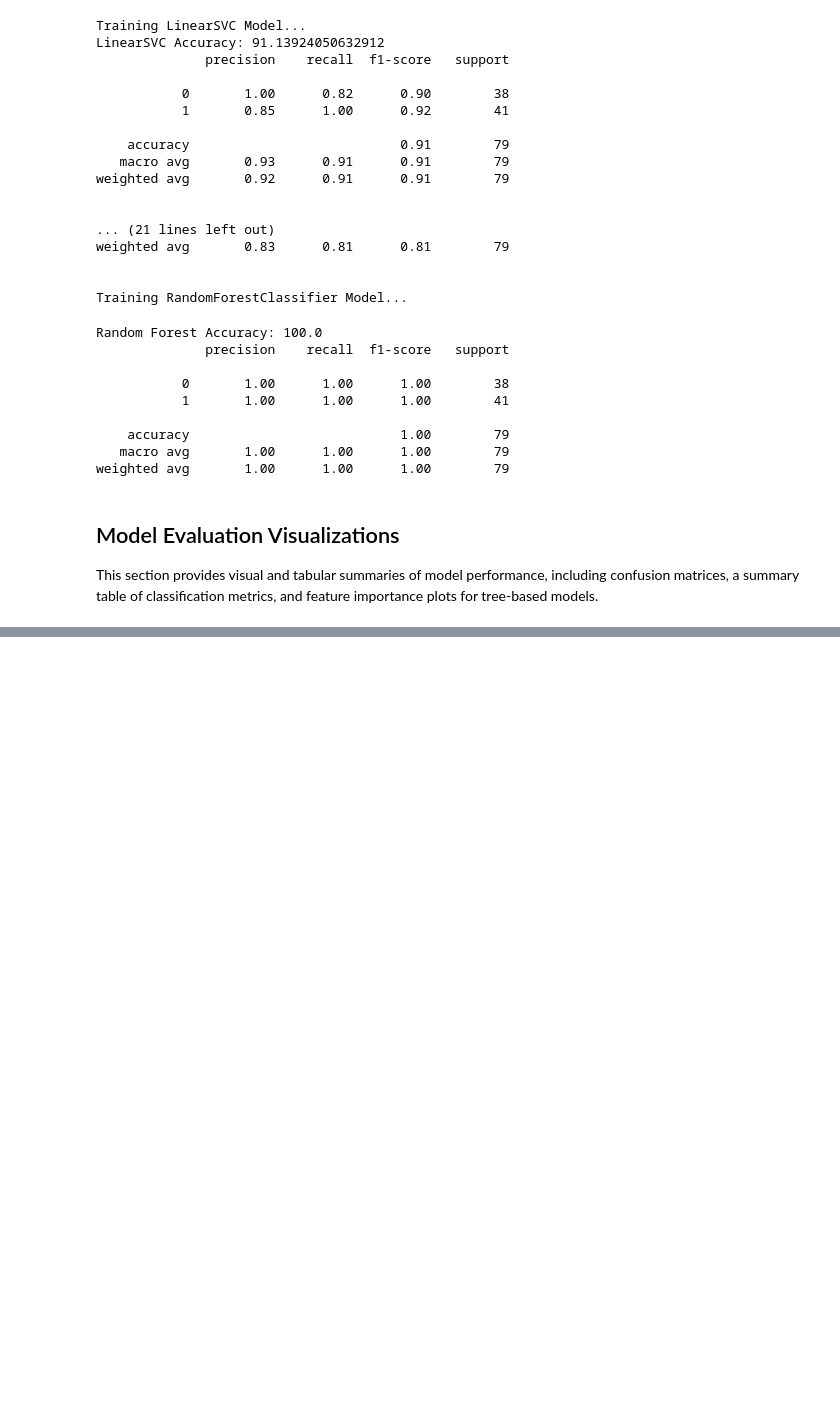
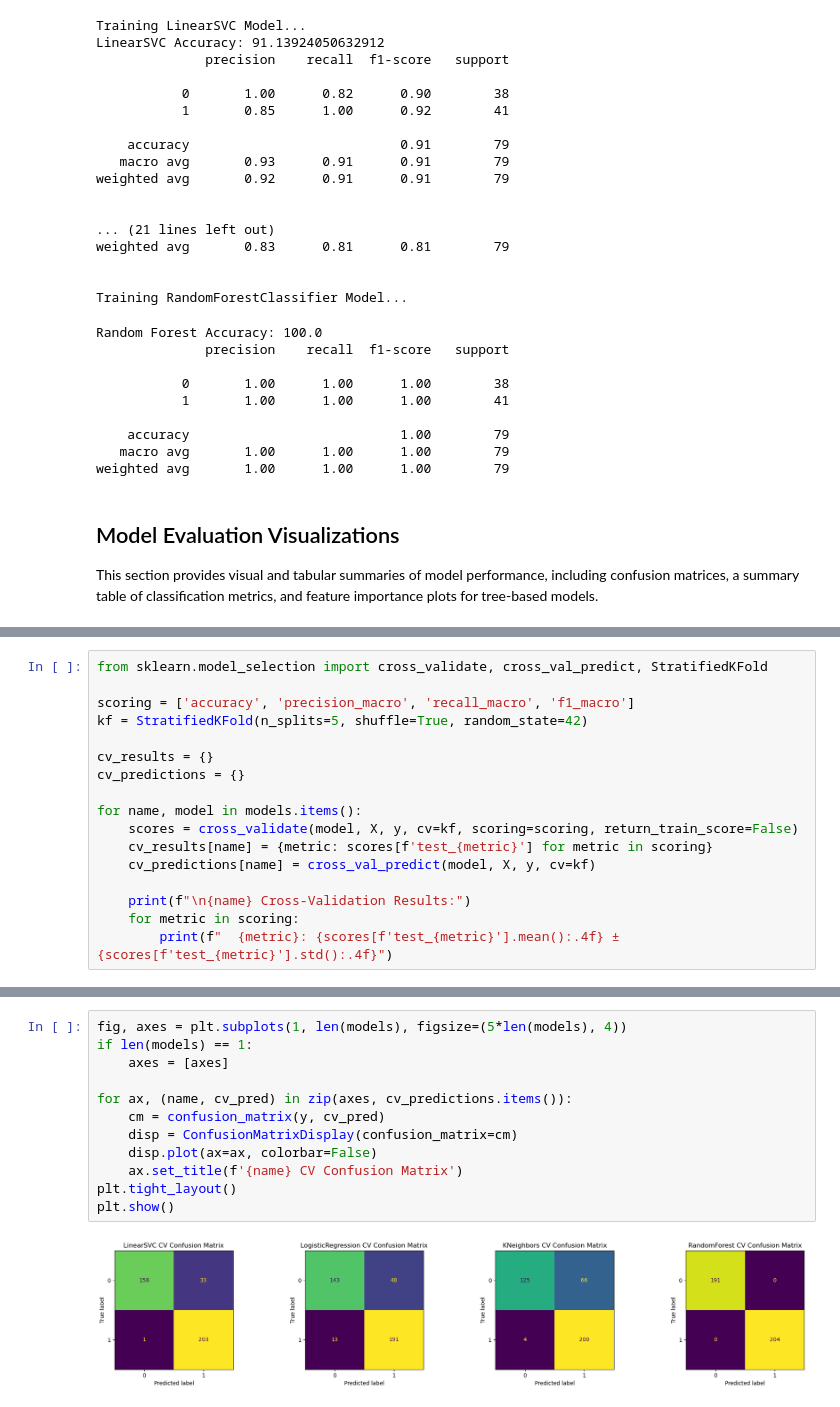
Before and after one commit to Abhiksahu3092/Autism_detection, a Jupyter notebook: test (1).ipynb, the cells around one changed output, grey strips where cells are left out. Saved outputs shown, nothing was run; the diff lists cells and outputs as text; blank space fills up the shorter version.

```diff
--- a/test (1).ipynb
+++ b/test (1).ipynb
@@ -435,0 +414,17 @@ LogisticRegression Cross-Validation Results:
+# %%
+from sklearn.model_selection import cross_validate, cross_val_predict, StratifiedKFold
+
+scoring = ['accuracy', 'precision_macro', 'recall_macro', 'f1_macro']
+kf = StratifiedKFold(n_splits=5, shuffle=True, random_state=42)
+
+cv_results = {}
+cv_predictions = {}
+
+for name, model in models.items():
+    scores = cross_validate(model, X, y, cv=kf, scoring=scoring, return_train_score=False)
+    cv_results[name] = {metric: scores[f'test_{metric}'] for metric in scoring}
+    cv_predictions[name] = cross_val_predict(model, X, y, cv=kf)
+
+    print(f"\n{name} Cross-Validation Results:")
+    for metric in scoring:
+        print(f"  {metric}: {scores[f'test_{metric}'].mean():.4f} ± {scores[f'test_{metric}'].std():.4f}")
@@ -436 +449,15 @@ LogisticRegression Cross-Validation Results:
+# %%
+fig, axes = plt.subplots(1, len(models), figsize=(5*len(models), 4))
+if len(models) == 1:
+    axes = [axes]
+
+for ax, (name, cv_pred) in zip(axes, cv_predictions.items()):
+    cm = confusion_matrix(y, cv_pred)
+    disp = ConfusionMatrixDisplay(confusion_matrix=cm)
+    disp.plot(ax=ax, colorbar=False)
+    ax.set_title(f'{name} CV Confusion Matrix')
+plt.tight_layout()
+plt.show()
+# %% [output]
+[figure, added]
 # %%
```
Also changed, not shown: parts of 19 cells of this notebook.
